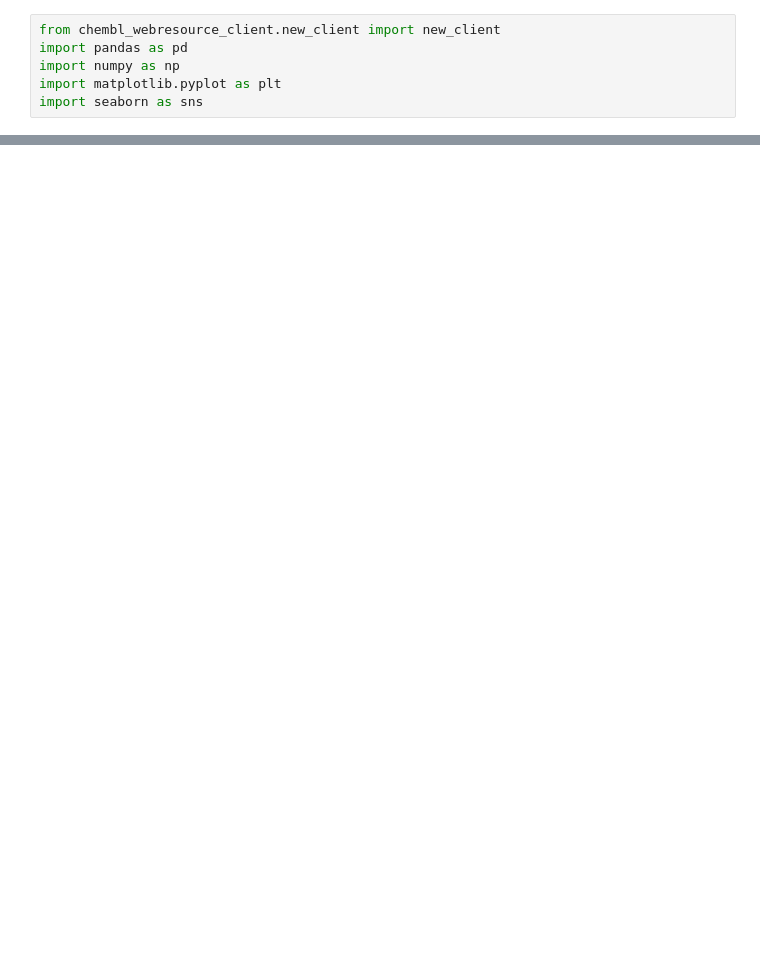
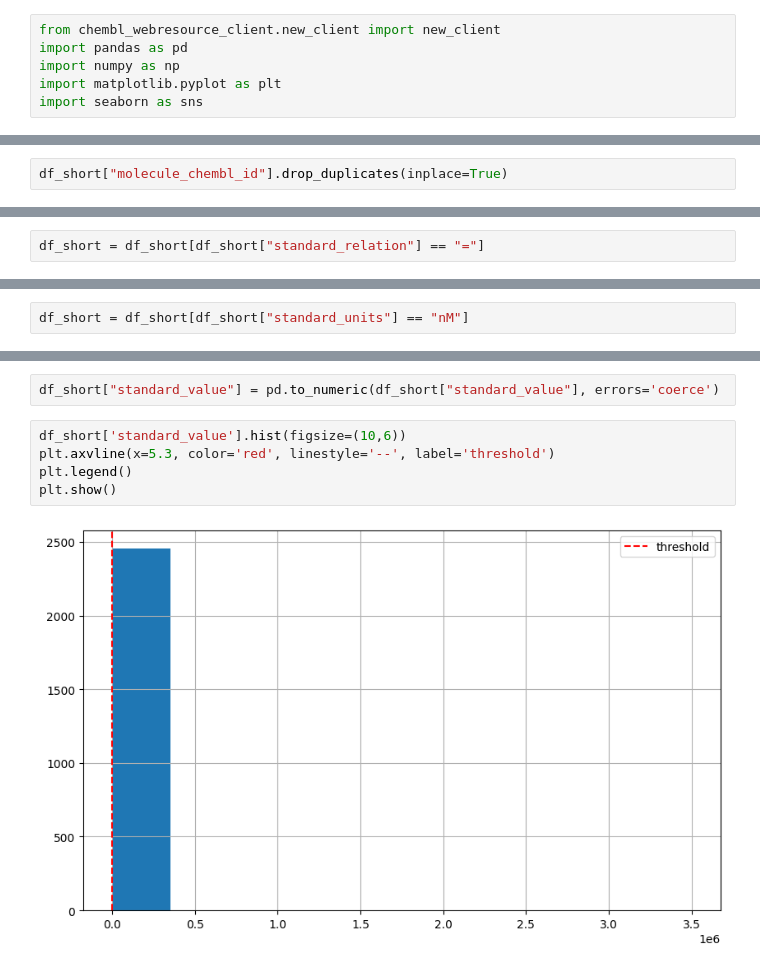
Before and after one commit to syedasonianaz/drug_discovery_mmp9, a Jupyter notebook: machine_learning/drug_discovery/notebook/drug_discovery.ipynb, the cells around one changed output, grey strips where cells are left out. Saved outputs shown, nothing was run; the diff lists cells and outputs as text; blank space fills up the shorter version.

```diff
--- a/machine_learning/drug_discovery/notebook/drug_discovery.ipynb
+++ b/machine_learning/drug_discovery/notebook/drug_discovery.ipynb
@@ -136,0 +137,2 @@ print(clean_df.shape)
+# %%
+df_short["molecule_chembl_id"].drop_duplicates(inplace=True)
@@ -136,0 +144,2 @@ print(clean_df.shape)
+# %%
+df_short = df_short[df_short["standard_relation"] == "="]
@@ -136,0 +153,2 @@ print(clean_df.shape)
+# %%
+df_short = df_short[df_short["standard_units"] == "nM"]
@@ -136,0 +172,9 @@ print(clean_df.shape)
+# %%
+df_short["standard_value"] = pd.to_numeric(df_short["standard_value"], errors='coerce')
+# %%
+df_short['standard_value'].hist(figsize=(10,6))
+plt.axvline(x=5.3, color='red', linestyle='--', label='threshold')
+plt.legend()
+plt.show()
+# %% [output]
+[figure, added]
```
Also changed, not shown: parts of 37 cells of this notebook, 1 other file.
